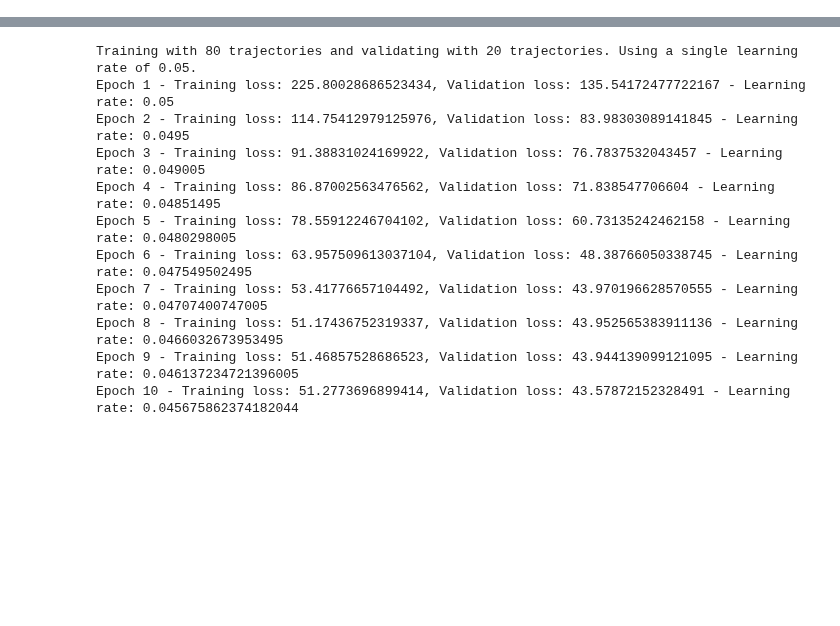
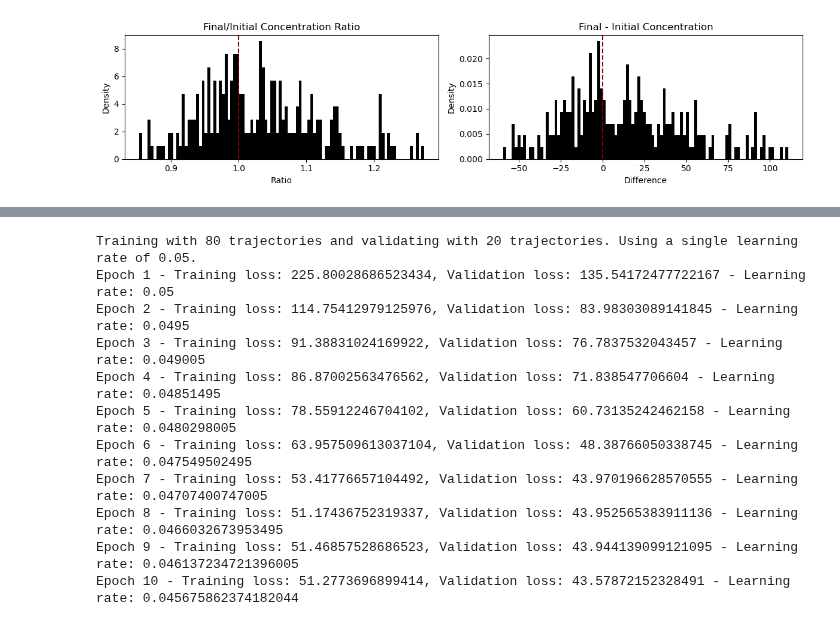
Before and after one commit to giorgionicoletti/InferenceFSCs, a Jupyter notebook: notebooks/model_trajectories_FSC.ipynb, the cells around one changed output, grey strips where cells are left out. Cells and saved outputs as stored; diff of their text form; code cells hidden in the pictures; blank space fills up the shorter version.

```diff
--- a/notebooks/model_trajectories_FSC.ipynb
+++ b/notebooks/model_trajectories_FSC.ipynb
@@ -38,0 +90,21 @@ plt.show()
+# %%
+fig, (ax1, ax2) = plt.subplots(1, 2, figsize=(12, 3))
+
+cratio_data = np.array([tr["features"][1][-1] / tr["features"][1][0] for tr in trajectories_data])
+ax1.hist(cratio_data, bins=100, density=True, color='black')
+ax1.set_title('Final/Initial Concentration Ratio')
+ax1.set_xlabel('Ratio')
+ax1.set_ylabel('Density')
+ax1.axvline(x=1, color='darkred', ls='--')
+
+cdiff_data = np.array([tr["features"][1][-1] - tr["features"][1][0] for tr in trajectories_data])
+ax2.hist(cdiff_data, bins=100, density=True, color='black')
+ax2.set_title('Final - Initial Concentration')
+ax2.set_xlabel('Difference')
+ax2.set_ylabel('Density')
+ax2.axvline(x=0, color='darkred', ls='--')
+
+plt.tight_layout()
+plt.show()
+# %% [output]
+[figure, added]
```
Also changed, not shown: parts of 20 cells of this notebook, 2 other files.
